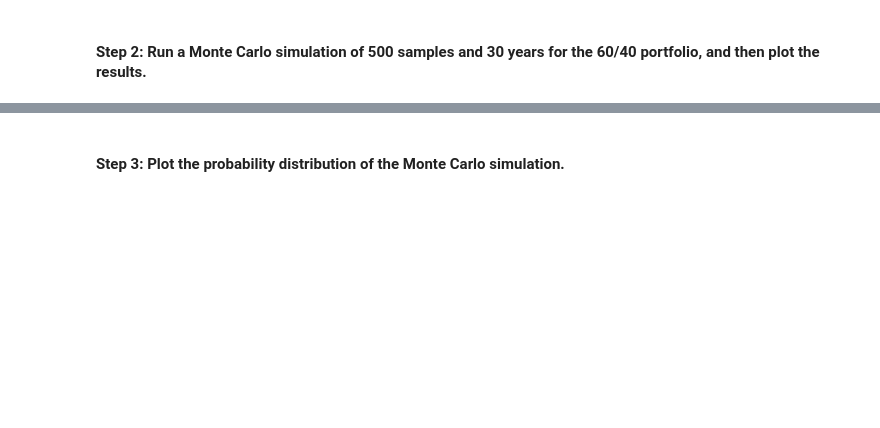
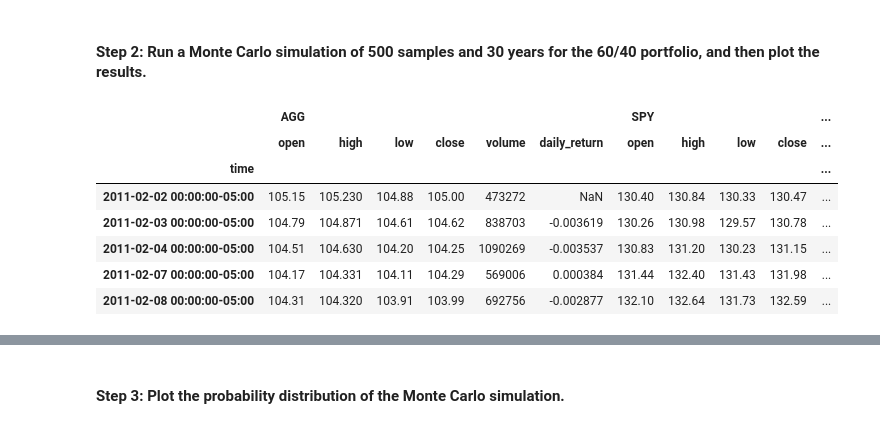
Before and after one commit to allyche/module_5_challenge, a Jupyter notebook: financial_planning_tools.ipynb, the cells around one changed output, grey strips where cells are left out. Cells and saved outputs as stored; diff of their text form; code cells hidden in the pictures; blank space fills up the shorter version.

```diff
--- a/financial_planning_tools.ipynb
+++ b/financial_planning_tools.ipynb
@@ -431,10 +452,24 @@ In this section, you’ll use the MCForecastTools library to create a Monte Carl
 # %%
 # Configure the Monte Carlo simulation to forecast 30 years cumulative returns
 # The weights should be split 40% to AGG and 60% to SPY.
 # Run 500 samples.
-# YOUR CODE HERE
+thirty_year_simulation = MCSimulation(
+    portfolio_data=df_portfolio,
+    weights=[0.60, 0.40],
+    num_simulation=500,
+    num_trading_days=252*30,
+)
 
 # Review the simulation input data
-# YOUR CODE HERE
+thirty_year_simulation.portfolio_data.head()
+# %% [output]
+|  | AGG |  |  |  |  |  | SPY |  |  |  | ... |
+|  | open | high | low | close | volume | daily_return | open | high | low | close | ... |
+| time |  |  |  |  |  |  |  |  |  |  | ... |
+| 2011-02-02 00:00:00-05:00 | 105.15 | 105.230 | 104.88 | 105.00 | 473272 | NaN | 130.40 | 130.84 | 130.33 | 130.47 | ... |
+| 2011-02-03 00:00:00-05:00 | 104.79 | 104.871 | 104.61 | 104.62 | 838703 | -0.003619 | 130.26 | 130.98 | 129.57 | 130.78 | ... |
+| 2011-02-04 00:00:00-05:00 | 104.51 | 104.630 | 104.20 | 104.25 | 1090269 | -0.003537 | 130.83 | 131.20 | 130.23 | 131.15 | ... |
+| 2011-02-07 00:00:00-05:00 | 104.17 | 104.331 | 104.11 | 104.29 | 569006 | 0.000384 | 131.44 | 132.40 | 131.43 | 131.98 | ... |
+| 2011-02-08 00:00:00-05:00 | 104.31 | 104.320 | 103.91 | 103.99 | 692756 | -0.002877 | 132.10 | 132.64 | 131.73 | 132.59 | ... |
 # %%
 # Run the Monte Carlo simulation to forecast 30 years cumulative returns
```
Also changed, not shown: parts of 9 cells of this notebook.
